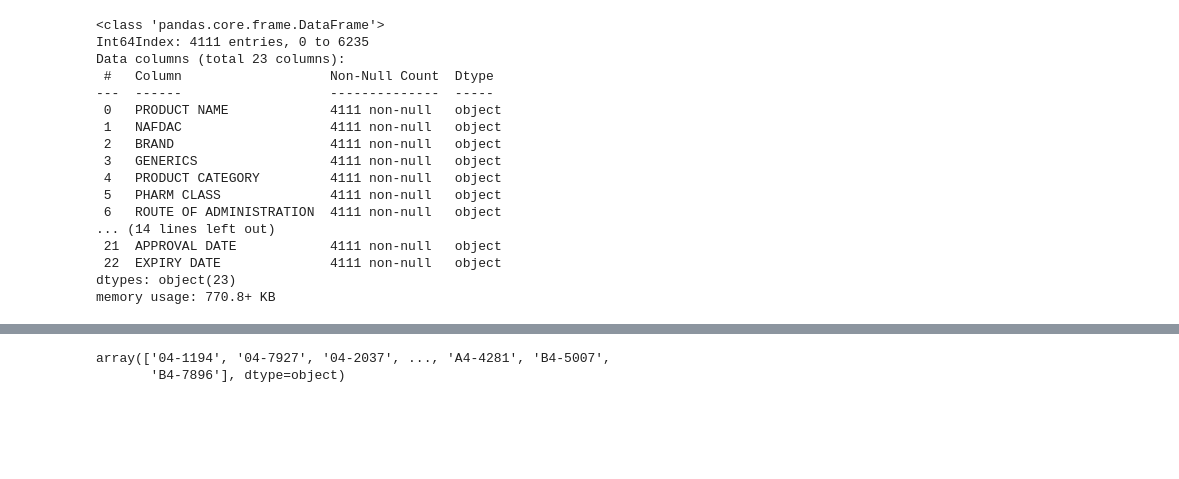
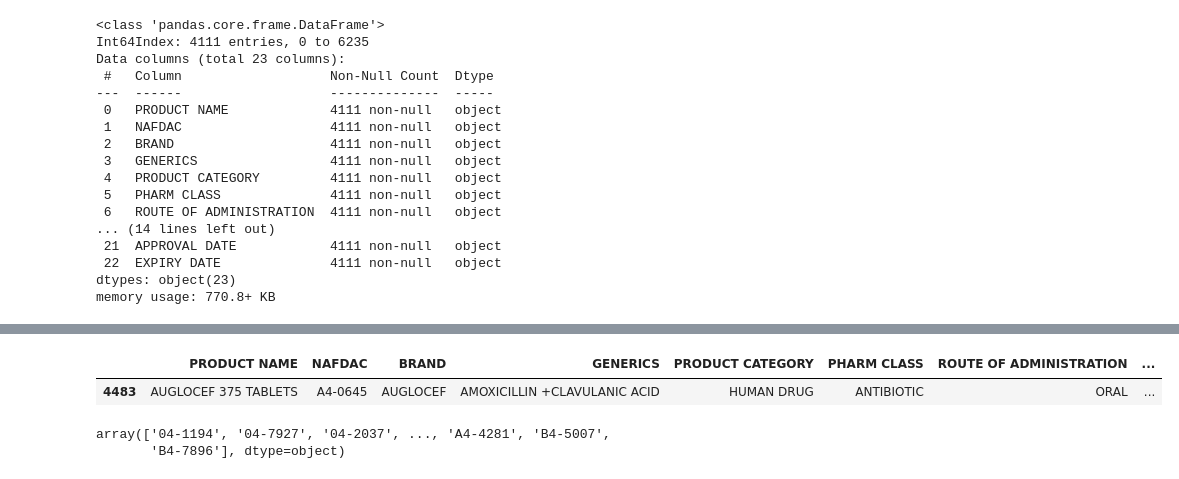
Before and after one commit to Morakinyo/nafdac-drug, a Jupyter notebook: complete-drug.ipynb, the cells around one changed output, grey strips where cells are left out. Cells and saved outputs as stored; diff of their text form; code cells hidden in the pictures; blank space fills up the shorter version.

```diff
--- a/complete-drug.ipynb
+++ b/complete-drug.ipynb
@@ -80,3 +74,9 @@ filter_newdrug.sample(random_state=4)
+# %%
+pd.set_option("display.max_columns", 23)
+filter_newdrug.sample(random_state=5)
+# %% [output]
+|  | PRODUCT NAME | NAFDAC | BRAND | GENERICS | PRODUCT CATEGORY | PHARM CLASS | ROUTE OF ADMINISTRATION | ... |
+| 4483 | AUGLOCEF 375 TABLETS | A4-0645 | AUGLOCEF | AMOXICILLIN +CLAVULANIC ACID | HUMAN DRUG | ANTIBIOTIC | ORAL | ... |
 # %%
 # Checking for unique values
 # %%
```
Also changed, not shown: parts of 6 cells of this notebook, 5 other files.
